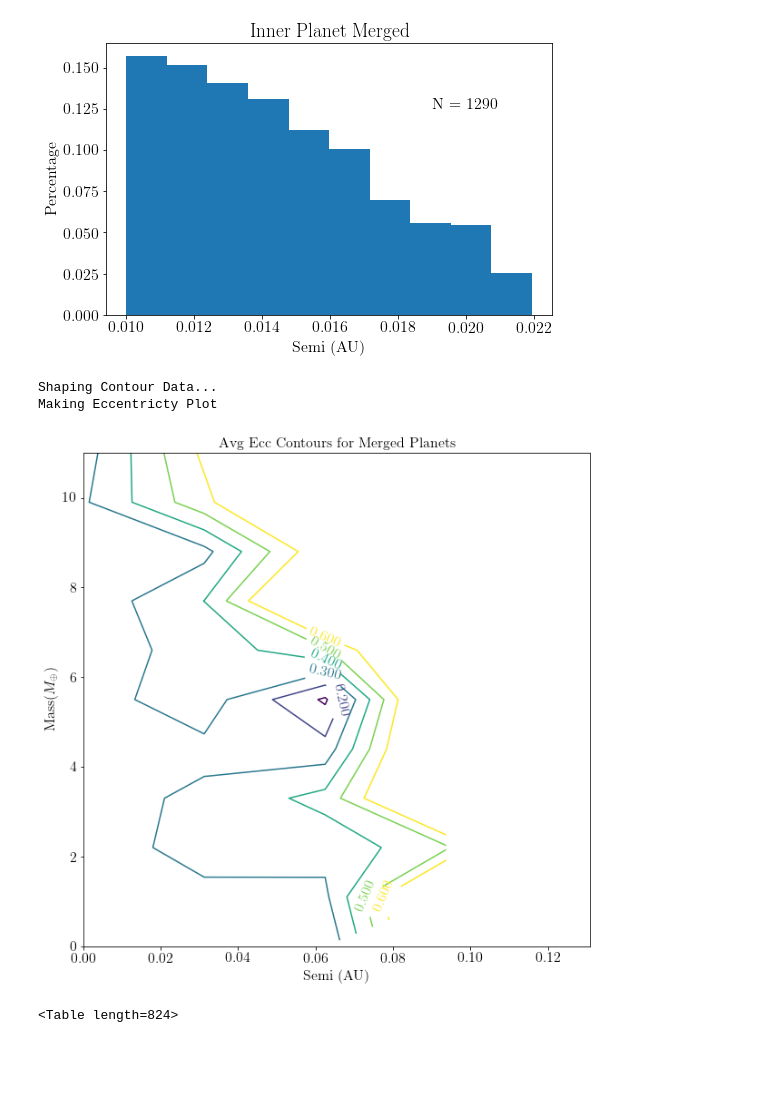
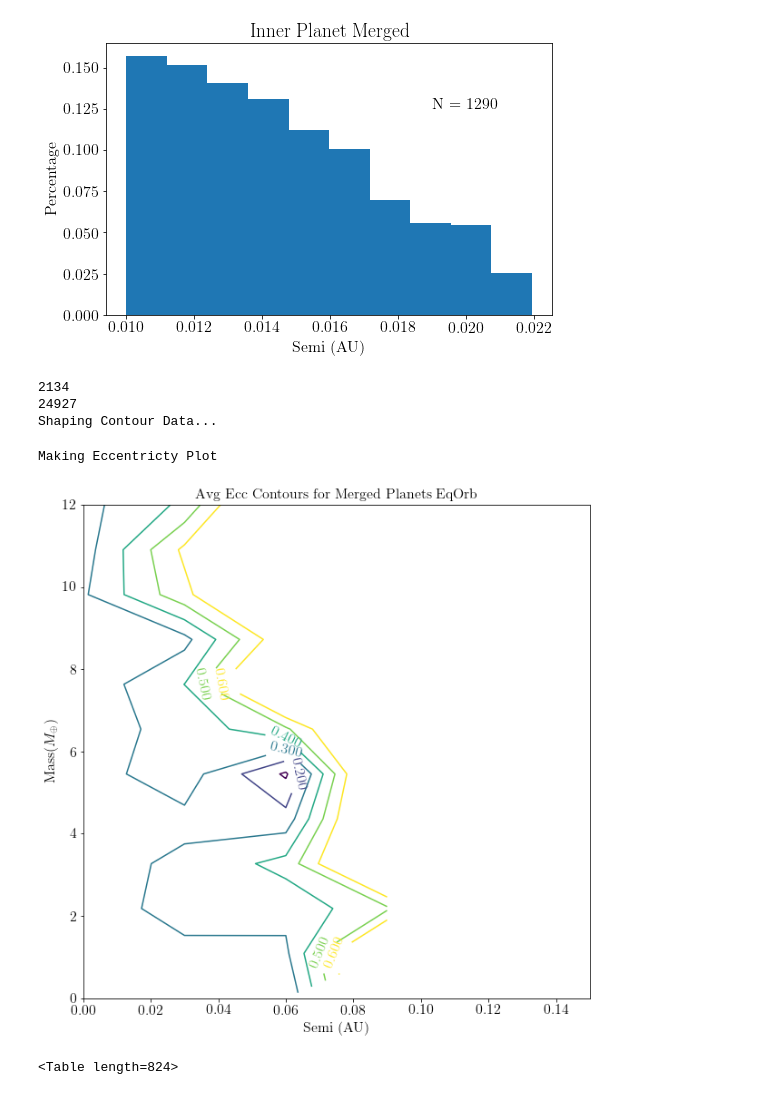
Before and after one commit to dm1681/MergingPerts, a Jupyter notebook: fig_gen.ipynb, the cells around one changed output. Cells and saved outputs as stored; diff of their text form; code cells hidden in the pictures; blank space fills up the shorter version.

```diff
--- a/fig_gen.ipynb
+++ b/fig_gen.ipynb
@@ -562,8 +560,8 @@ def make_contour(x_data, y_data, z_data, names='default', labels = ['Semi (AU)',
         y_axis = np.arange(np.min(y_data),math.ceil(np.max(y_data)), y_binwidth)
         #pdb.set_trace()
     else:
-        x_axis = np.arange(xlim[0],xlim[1],x_binwidth)
-        y_axis = np.arange(ylim[0],ylim[1],y_binwidth)
+        x_axis = np.arange(xlim[0],xlim[1]+x_binwidth,x_binwidth)
+        y_axis = np.arange(ylim[0],ylim[1]+y_binwidth,y_binwidth)
     z_axis = np.zeros(shape=(len(y_axis)-1,len(x_axis)-1))
 
     print("Shaping Contour Data...")
@@ -594,7 +592,7 @@ def make_contour(x_data, y_data, z_data, names='default', labels = ['Semi (AU)',
                     extent=(x_axis[0],x_axis[-1],y_axis[0],y_axis[-1]))
     ax.set_xlabel(labels[0],fontsize=16)
     ax.set_ylabel(labels[1],fontsize=16)
-    ax.set_title("Avg "+labels[2]+" Contours for Merged Planets", fontsize=16)
+    ax.set_title("Avg "+labels[2]+" Contours for Merged Planets " + names, fontsize=16)
     ax.set_xlim(xlim)
     ax.clabel(ct,inline=True)
     fig.savefig('./figs/'+name+'.png',bbox_inches='tight', dpi=plot_dpi)
@@ -751,17 +738,21 @@ fig.savefig("./figs/eqtide_merge.png", bbox_inches='tight',dpi=plot_dpi)
 [figure]
 # %%
 merged_data_eqorb = final_data_eqorb[np.where(final_data_eqorb['bMerge_eqorb'] == 1)]
+print(len(merged_data_eqorb))
+print(len(final_data_eqorb[np.where(final_data_eqorb['bMerge_eqorb'] != -9999)]))
 massb_eqorb = merged_data_eqorb['mass_b_0']
 semib_eqorb = merged_data_eqorb['semi_b_0']
 eccb_eqorb = merged_data_eqorb['ecc_b_0']
 
 eqorb_contour = make_contour(semib_eqorb, massb_eqorb, eccb_eqorb,
                              y_binwidth=1, ylim = (0,12),
-                             x_binwidth=0.025, xlim=(0,max(semib_eqorb)), names='eqorb_merged')
+                             x_binwidth=0.025, xlim=(0,0.15), names='EqOrb')
 # %% [output]
+2134
+24927
 Shaping Contour Data...
-Making Eccentricty Plot
+Making Eccentricty Plot
-[figure, old version]
+[figure, new version]
 # %%
 # now lets filter out the ones that didnt complete...
 completed_eqorb_data = final_data_eqorb[np.where(final_data_eqorb['bMerge_eqorb'] != -9999)]
```
Also changed, not shown: parts of 10 cells of this notebook.
